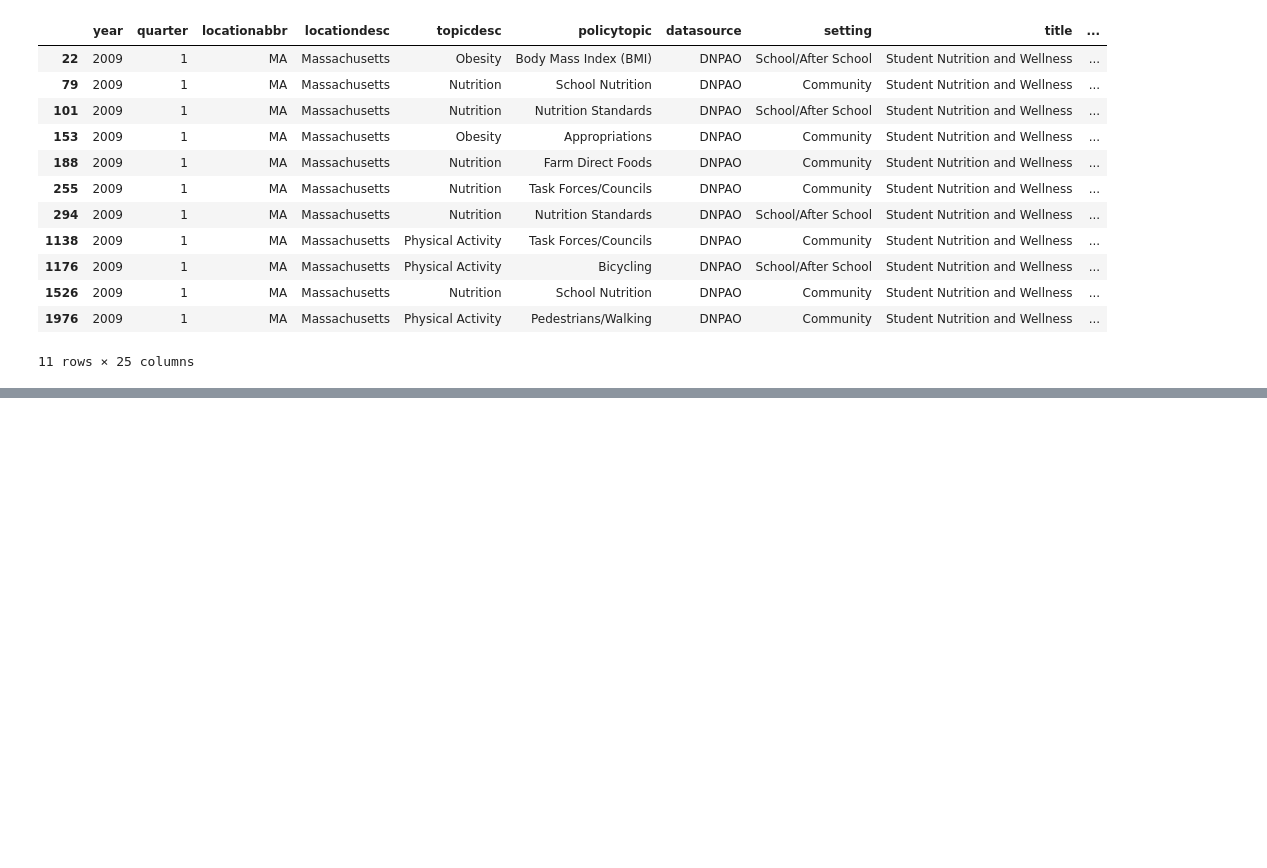
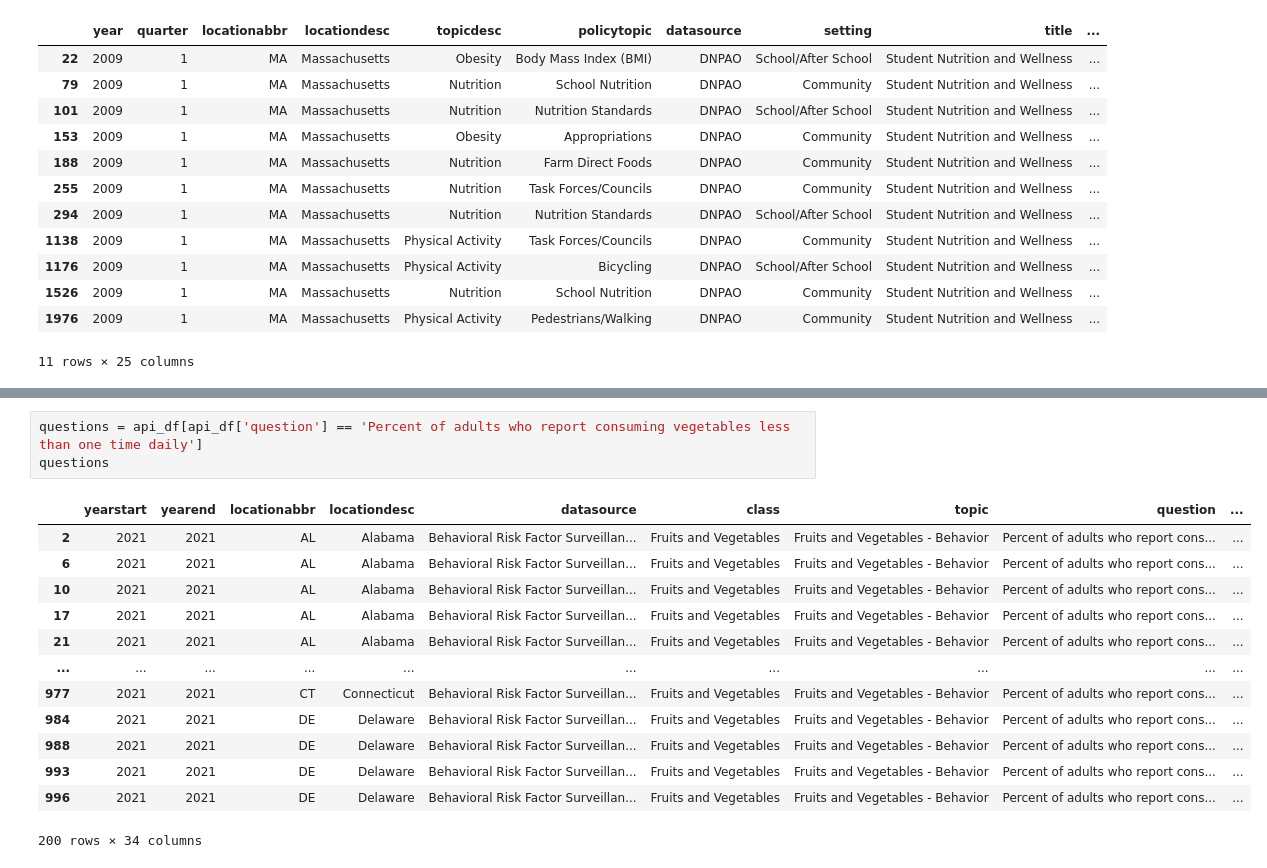
Before and after one commit to HardoModo/Dev10-Capstone, a Jupyter notebook: Janeel/Food_nutrient_2.ipynb, the cells around one changed output, grey strips where cells are left out. Cells and saved outputs as stored; diff of their text form; blank space fills up the shorter version.

```diff
--- a/Janeel/Food_nutrient.ipynb
+++ b/Janeel/Food_nutrient_2.ipynb
@@ -944,0 +1015,17 @@ school_nutrition_df
+# %%
+questions = api_df[api_df['question'] == 'Percent of adults who report consuming vegetables less than one time daily']
+questions
+# %% [output]
+|  | yearstart | yearend | locationabbr | locationdesc | datasource | class | topic | question | ... |
+| 2 | 2021 | 2021 | AL | Alabama | Behavioral Risk Factor Surveillan... | Fruits and Vegetables | Fruits and Vegetables - Behavior | Percent of adults who report cons... | ... |
+| 6 | 2021 | 2021 | AL | Alabama | Behavioral Risk Factor Surveillan... | Fruits and Vegetables | Fruits and Vegetables - Behavior | Percent of adults who report cons... | ... |
+| 10 | 2021 | 2021 | AL | Alabama | Behavioral Risk Factor Surveillan... | Fruits and Vegetables | Fruits and Vegetables - Behavior | Percent of adults who report cons... | ... |
+| 17 | 2021 | 2021 | AL | Alabama | Behavioral Risk Factor Surveillan... | Fruits and Vegetables | Fruits and Vegetables - Behavior | Percent of adults who report cons... | ... |
+| 21 | 2021 | 2021 | AL | Alabama | Behavioral Risk Factor Surveillan... | Fruits and Vegetables | Fruits and Vegetables - Behavior | Percent of adults who report cons... | ... |
+| ... | ... | ... | ... | ... | ... | ... | ... | ... | ... |
+| 977 | 2021 | 2021 | CT | Connecticut | Behavioral Risk Factor Surveillan... | Fruits and Vegetables | Fruits and Vegetables - Behavior | Percent of adults who report cons... | ... |
+| 984 | 2021 | 2021 | DE | Delaware | Behavioral Risk Factor Surveillan... | Fruits and Vegetables | Fruits and Vegetables - Behavior | Percent of adults who report cons... | ... |
+| 988 | 2021 | 2021 | DE | Delaware | Behavioral Risk Factor Surveillan... | Fruits and Vegetables | Fruits and Vegetables - Behavior | Percent of adults who report cons... | ... |
+| 993 | 2021 | 2021 | DE | Delaware | Behavioral Risk Factor Surveillan... | Fruits and Vegetables | Fruits and Vegetables - Behavior | Percent of adults who report cons... | ... |
+| 996 | 2021 | 2021 | DE | Delaware | Behavioral Risk Factor Surveillan... | Fruits and Vegetables | Fruits and Vegetables - Behavior | Percent of adults who report cons... | ... |
+200 rows × 34 columns
```
Also changed, not shown: parts of 13 cells of this notebook.
